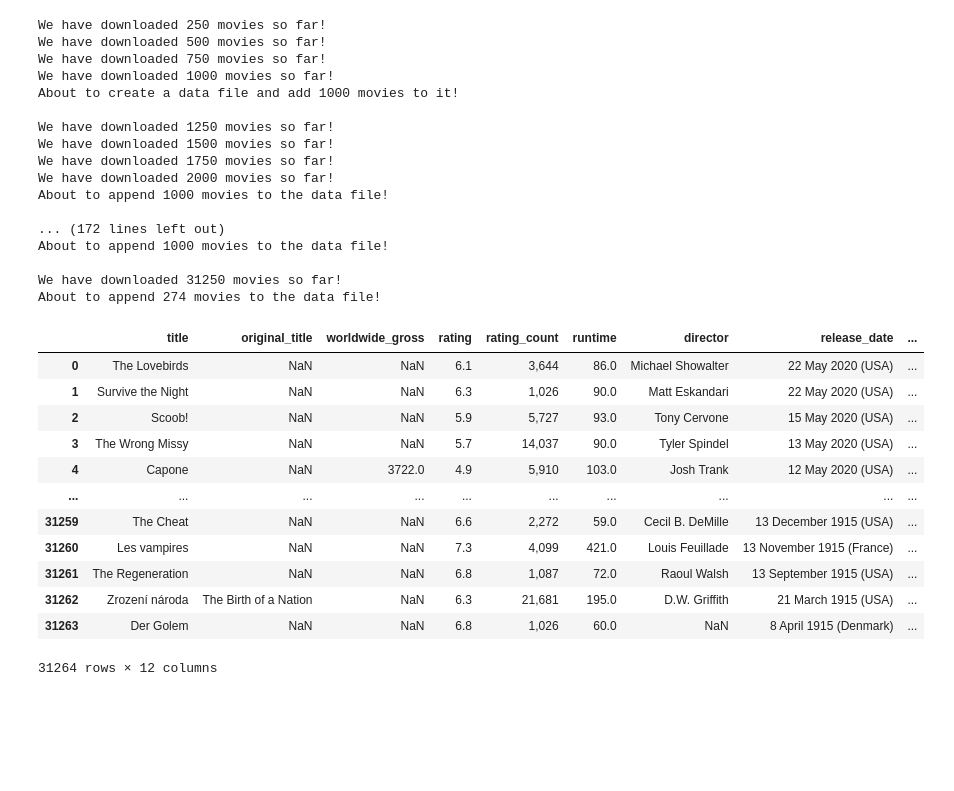
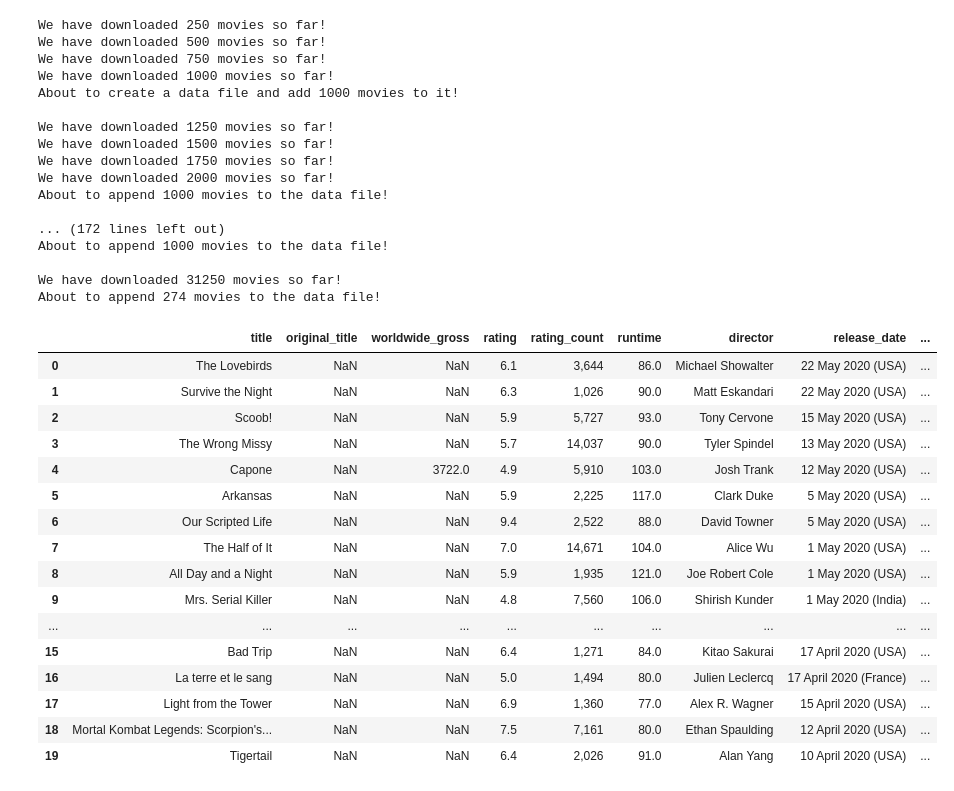
Before and after one commit to zilaeric/dpp-project, a Jupyter notebook: project.ipynb, the cells around one changed output. Saved outputs shown, nothing was run; the diff lists cells and outputs as text; code cells hidden in the pictures; blank space fills up the shorter version.

```diff
--- a/project.ipynb
+++ b/project.ipynb
@@ -588,19 +604,22 @@ We have downloaded 31250 movies so far!
 About to append 274 movies to the data file!
 # %%
 df = pd.read_csv(r'data/data.csv')
+df.iloc[0:20,:]
+# %% [output]
+|  | title | original_title | worldwide_gross | rating | rating_count | runtime | director | release_date | ... |
+| 0 | The Lovebirds | NaN | NaN | 6.1 | 3,644 | 86.0 | Michael Showalter | 22 May 2020 (USA) | ... |
+| 1 | Survive the Night | NaN | NaN | 6.3 | 1,026 | 90.0 | Matt Eskandari | 22 May 2020 (USA) | ... |
+| 2 | Scoob! | NaN | NaN | 5.9 | 5,727 | 93.0 | Tony Cervone | 15 May 2020 (USA) | ... |
+| 3 | The Wrong Missy | NaN | NaN | 5.7 | 14,037 | 90.0 | Tyler Spindel | 13 May 2020 (USA) | ... |
+| 4 | Capone | NaN | 3722.0 | 4.9 | 5,910 | 103.0 | Josh Trank | 12 May 2020 (USA) | ... |
+| 5 | Arkansas | NaN | NaN | 5.9 | 2,225 | 117.0 | Clark Duke | 5 May 2020 (USA) | ... |
+| 6 | Our Scripted Life | NaN | NaN | 9.4 | 2,522 | 88.0 | David Towner | 5 May 2020 (USA) | ... |
+| 7 | The Half of It | NaN | NaN | 7.0 | 14,671 | 104.0 | Alice Wu | 1 May 2020 (USA) | ... |
+| 8 | All Day and a Night | NaN | NaN | 5.9 | 1,935 | 121.0 | Joe Robert Cole | 1 May 2020 (USA) | ... |
+| 9 | Mrs. Serial Killer | NaN | NaN | 4.8 | 7,560 | 106.0 | Shirish Kunder | 1 May 2020 (India) | ... |
+| ... | ... | ... | ... | ... | ... | ... | ... | ... | ... |
+| 15 | Bad Trip | NaN | NaN | 6.4 | 1,271 | 84.0 | Kitao Sakurai | 17 April 2020 (USA) | ... |
+| 16 | La terre et le sang | NaN | NaN | 5.0 | 1,494 | 80.0 | Julien Leclercq | 17 April 2020 (France) | ... |
+| 17 | Light from the Tower | NaN | NaN | 6.9 | 1,360 | 77.0 | Alex R. Wagner | 15 April 2020 (USA) | ... |
+| 18 | Mortal Kombat Legends: Scorpion's... | NaN | NaN | 7.5 | 7,161 | 80.0 | Ethan Spaulding | 12 April 2020 (USA) | ... |
+| 19 | Tigertail | NaN | NaN | 6.4 | 2,026 | 91.0 | Alan Yang | 10 April 2020 (USA) | ... |
-# %%
-df[:-10]
-# %% [output]
-|  | title | original_title | worldwide_gross | rating | rating_count | runtime | director | release_date | ... |
-| 0 | The Lovebirds | NaN | NaN | 6.1 | 3,644 | 86.0 | Michael Showalter | 22 May 2020 (USA) | ... |
-| 1 | Survive the Night | NaN | NaN | 6.3 | 1,026 | 90.0 | Matt Eskandari | 22 May 2020 (USA) | ... |
-| 2 | Scoob! | NaN | NaN | 5.9 | 5,727 | 93.0 | Tony Cervone | 15 May 2020 (USA) | ... |
-| 3 | The Wrong Missy | NaN | NaN | 5.7 | 14,037 | 90.0 | Tyler Spindel | 13 May 2020 (USA) | ... |
-| 4 | Capone | NaN | 3722.0 | 4.9 | 5,910 | 103.0 | Josh Trank | 12 May 2020 (USA) | ... |
-| ... | ... | ... | ... | ... | ... | ... | ... | ... | ... |
-| 31259 | The Cheat | NaN | NaN | 6.6 | 2,272 | 59.0 | Cecil B. DeMille | 13 December 1915 (USA) | ... |
-| 31260 | Les vampires | NaN | NaN | 7.3 | 4,099 | 421.0 | Louis Feuillade | 13 November 1915 (France) | ... |
-| 31261 | The Regeneration | NaN | NaN | 6.8 | 1,087 | 72.0 | Raoul Walsh | 13 September 1915 (USA) | ... |
-| 31262 | Zrození národa | The Birth of a Nation | NaN | 6.3 | 21,681 | 195.0 | D.W. Griffith | 21 March 1915 (USA) | ... |
-| 31263 | Der Golem | NaN | NaN | 6.8 | 1,026 | 60.0 | NaN | 8 April 1915 (Denmark) | ... |
-31264 rows × 12 columns
```
Also changed, not shown: parts of 5 cells of this notebook.
